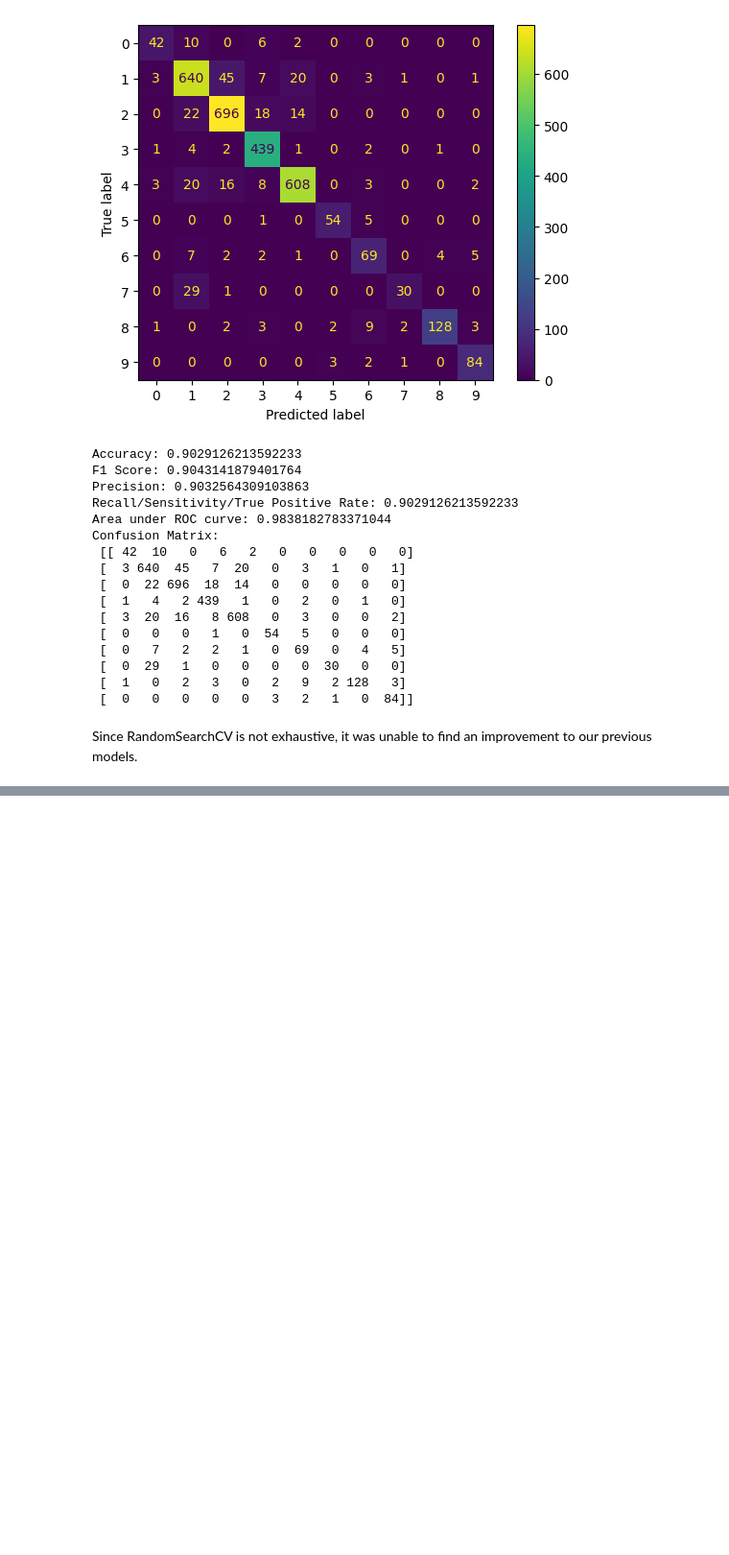
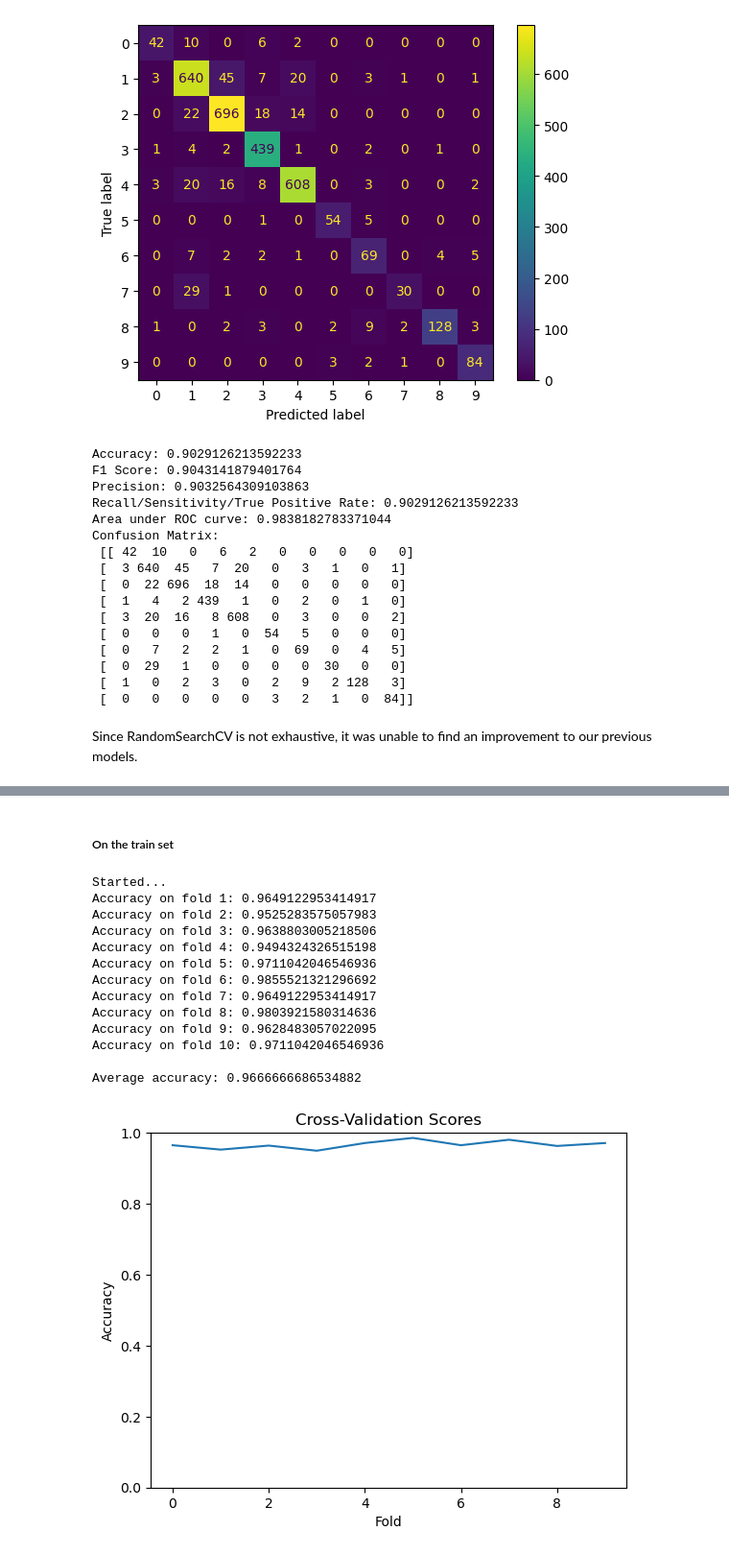
Before and after one commit to Suhail270/DMML_Part4, a Jupyter notebook: part_4_v2.ipynb, the cells around one changed output, grey strips where cells are left out. Shown at 96% size. Saved outputs shown, nothing was run; the diff lists cells and outputs as text; code cells hidden in the pictures; blank space fills up the shorter version.

```diff
--- a/part_4_v2.ipynb
+++ b/part_4_v2.ipynb
@@ -1715,0 +1753,29 @@ model = models.Sequential()
+# %%
+X_train, X_test, y_train, y_test = train_test_split(x_test_org, y_test_org, test_size=0.2, random_state=42)
+# %%
+# reshaped data to be a 2-D input
+reshaped_train_data = np.array(X_train).reshape(-1, 48, 48, 1)
+reshaped_train_labels = np.array(y_train)
+reshaped_test_data = np.array(X_test).reshape(-1, 48, 48, 1)
+reshaped_test_labels = np.array(y_test)
+# %%
+model = models.Sequential()
+# add two convolutional and pooling layers
+model.add(layers.Conv2D(32, (3, 3), activation='relu', input_shape=(48, 48, 1)))
+model.add(layers.MaxPooling2D((2, 2)))
+model.add(layers.Conv2D(64, (3, 3), activation='relu'))
+model.add(layers.MaxPooling2D((2, 2)))
+# flatten and add two dense (fully connected)layers and apply softmax on the output
+model.add(layers.Flatten())
+model.add(layers.Dense(128, activation='relu'))
+model.add(layers.Dense(64, activation='relu'))
+model.add(layers.Dense(10,activation="softmax"))
+# compile model with sparse_categorical_crossentropy loss function
+model.compile(optimizer='adam',
+              loss="sparse_categorical_crossentropy",
+              metrics=['accuracy'])
+# train model
+model.fit(reshaped_train_data, reshaped_train_labels, epochs=5,validation_data=(reshaped_test_data, reshaped_test_labels),verbose=0)
+# evalute and obatain accuracy
+_,accuracy = model.evaluate(reshaped_test_data, reshaped_test_labels,verbose=0)
+print(f"Accuracy {accuracy}")
@@ -1715,0 +1786,5 @@ model = models.Sequential()
+# %%
+from sklearn.model_selection import KFold,StratifiedKFold
+# function to do 10-Fold cross validation
+num_folds = 10
+kfold = StratifiedKFold(n_splits=num_folds, shuffle=True, random_state=42)
@@ -1715,0 +1847,20 @@ model = models.Sequential()
+# %% [markdown]
+##### On the train set
+# %%
+# perform 10-fold cross validation on the train set
+doKfold(np.array(x_train_org),np.array(y_train_org))
+# %% [output]
+Started...
+Accuracy on fold 1: 0.9649122953414917
+Accuracy on fold 2: 0.9525283575057983
+Accuracy on fold 3: 0.9638803005218506
+Accuracy on fold 4: 0.9494324326515198
+Accuracy on fold 5: 0.9711042046546936
+Accuracy on fold 6: 0.9855521321296692
+Accuracy on fold 7: 0.9649122953414917
+Accuracy on fold 8: 0.9803921580314636
+Accuracy on fold 9: 0.9628483057022095
+Accuracy on fold 10: 0.9711042046546936
+
+Average accuracy: 0.9666666686534882
+[figure, added]
```
Also changed, not shown: parts of 48 cells of this notebook, 1 other file.
